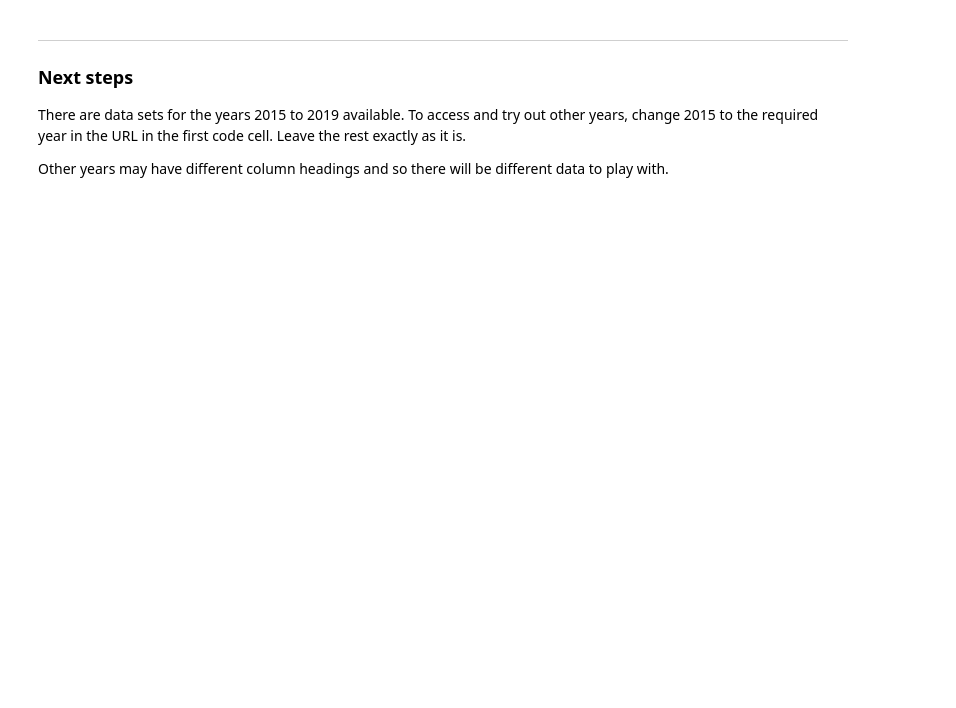
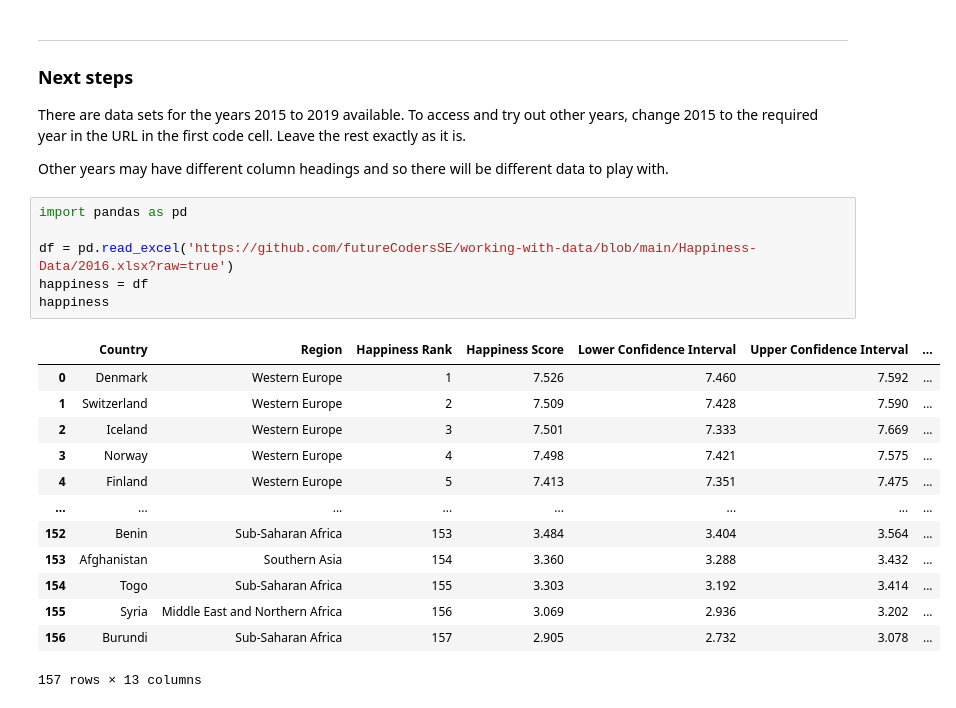
Before and after one commit to Jojomaque/DataScience, a Jupyter notebook: JojoHow_happy_is_the_world.ipynb, the cells around one changed output. Cells and saved outputs as stored; diff of their text form; blank space fills up the shorter version.

```diff
--- a/JojoHow_happy_is_the_world.ipynb
+++ b/JojoHow_happy_is_the_world.ipynb
@@ -161,3 +188,23 @@ subset['Health (Life Expectancy)'].mean()
 There are data sets for the years 2015 to 2019 available.  To access and try out other years, change 2015 to the required year in the URL in the first code cell.  Leave the rest exactly as it is.
 
 Other years may have different column headings and so there will be different data to play with.
+# %%
+import pandas as pd
+
+df = pd.read_excel('https://github.com/futureCodersSE/working-with-data/blob/main/Happiness-Data/2016.xlsx?raw=true')
+happiness = df
+happiness
+# %% [output]
+|  | Country | Region | Happiness Rank | Happiness Score | Lower Confidence Interval | Upper Confidence Interval | ... |
+| 0 | Denmark | Western Europe | 1 | 7.526 | 7.460 | 7.592 | ... |
+| 1 | Switzerland | Western Europe | 2 | 7.509 | 7.428 | 7.590 | ... |
+| 2 | Iceland | Western Europe | 3 | 7.501 | 7.333 | 7.669 | ... |
+| 3 | Norway | Western Europe | 4 | 7.498 | 7.421 | 7.575 | ... |
+| 4 | Finland | Western Europe | 5 | 7.413 | 7.351 | 7.475 | ... |
+| ... | ... | ... | ... | ... | ... | ... | ... |
+| 152 | Benin | Sub-Saharan Africa | 153 | 3.484 | 3.404 | 3.564 | ... |
+| 153 | Afghanistan | Southern Asia | 154 | 3.360 | 3.288 | 3.432 | ... |
+| 154 | Togo | Sub-Saharan Africa | 155 | 3.303 | 3.192 | 3.414 | ... |
+| 155 | Syria | Middle East and Northern Africa | 156 | 3.069 | 2.936 | 3.202 | ... |
+| 156 | Burundi | Sub-Saharan Africa | 157 | 2.905 | 2.732 | 3.078 | ... |
+157 rows × 13 columns
```
Also changed, not shown: parts of 1 cell of this notebook.
